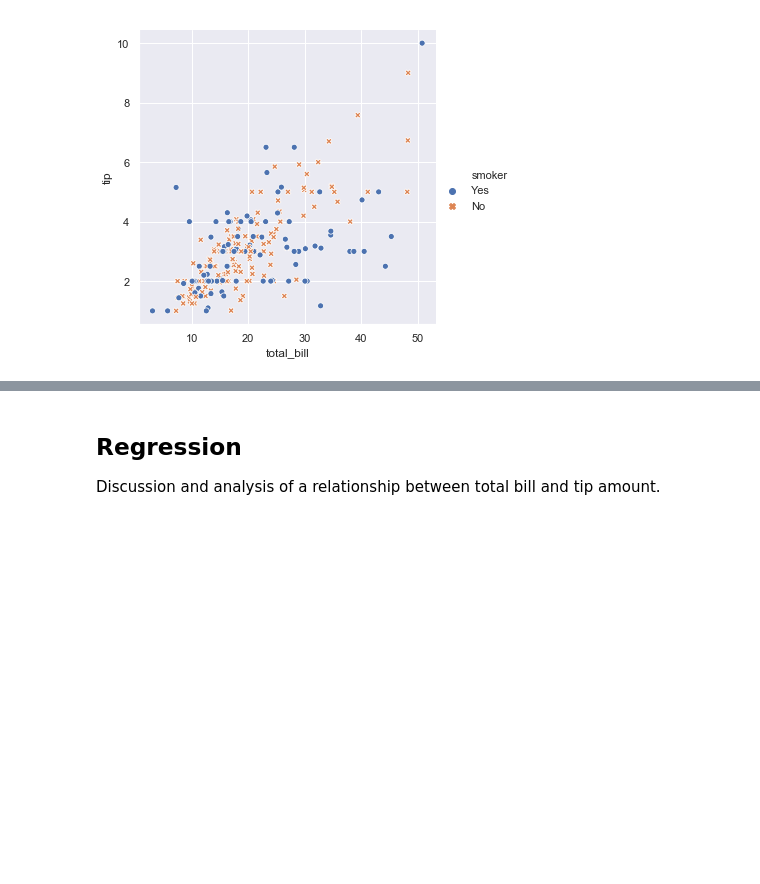
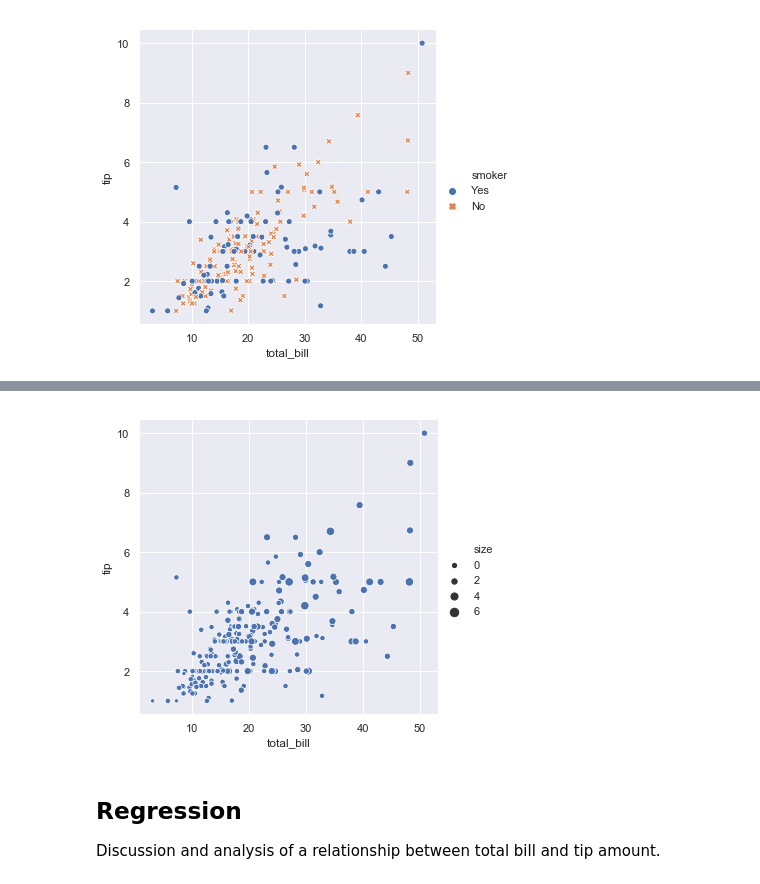
Before and after one commit to zaraquail/Tips-data-set-Fundamentals-of-Data-Analysis-Assessment-2019, a Jupyter notebook: Tips data set assignment.ipynb, the cells around one changed output, grey strips where cells are left out. Saved outputs shown, nothing was run; the diff lists cells and outputs as text; code cells hidden in the pictures; blank space fills up the shorter version.

```diff
--- a/Tips data set assignment.ipynb
+++ b/Tips data set assignment.ipynb
@@ -58,3 +78,9 @@ sns.relplot(x="total_bill", y="tip", hue="smoker", style="smoker",
+# %%
+# One can also change the size of the points which is helpful visually.[5]
+
+sns.relplot(x="total_bill", y="tip", size="size", data=tips);
+# %% [output]
+[figure, added]
 # %% [markdown]
 ## Regression
 
```
Also changed, not shown: parts of 4 cells of this notebook.
